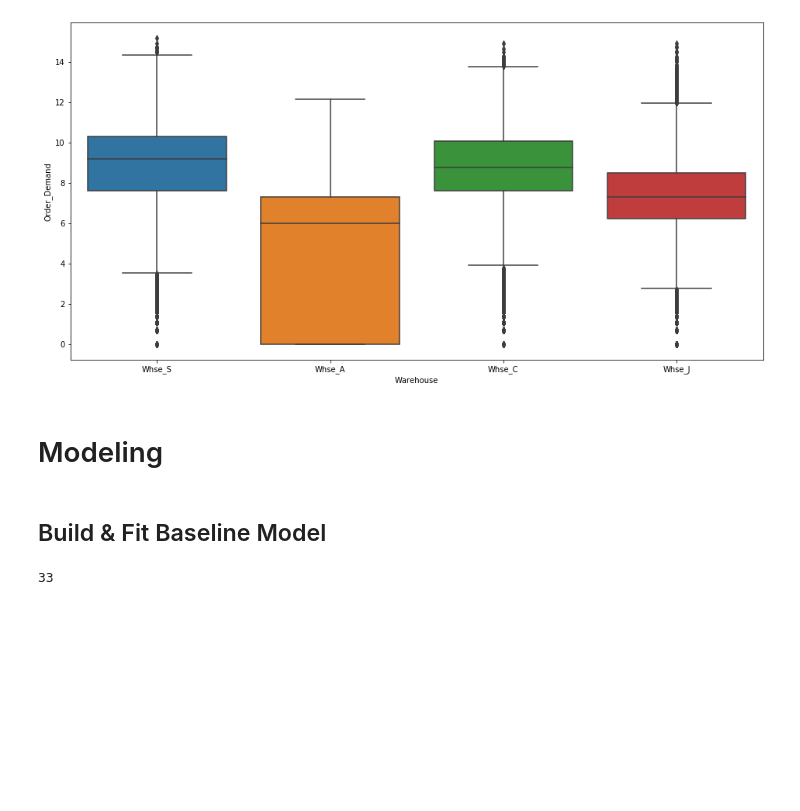
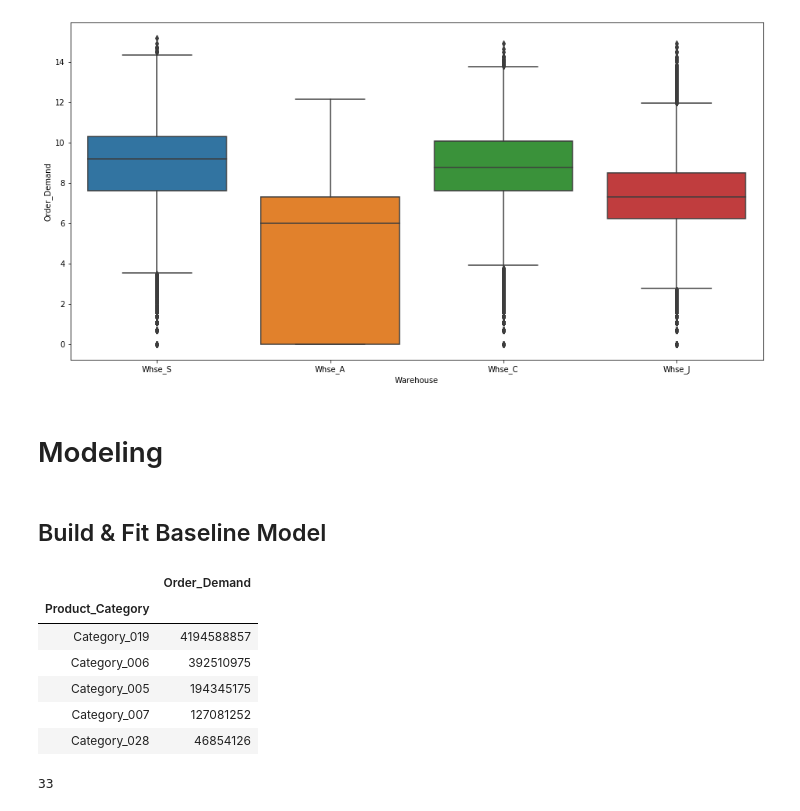
Before and after one commit to JessicaFB/Product-Demand-Forecasting, a Jupyter notebook: Predicting-Product-Demand.ipynb, the cells around one changed output. Saved outputs shown, nothing was run; the diff lists cells and outputs as text; code cells hidden in the pictures; blank space fills up the shorter version.

```diff
--- a/Predicting-Product-Demand.ipynb
+++ b/Predicting-Product-Demand.ipynb
@@ -652,6 +652,17 @@ plt.show()
 # ts_df.reset_index(inplace=True)
 # # Rename columns for fbprophet format
 # ts_df = ts_df.rename(columns={'Date':'ds', 'Order_Demand': 'y'})
+# %%
+top_5_cat = ts_df_cat[0:5]
+top_5_cat
+# %% [output]
+|  | Order_Demand |
+| Product_Category |  |
+| Category_019 | 4194588857 |
+| Category_006 | 392510975 |
+| Category_005 | 194345175 |
+| Category_007 | 127081252 |
+| Category_028 | 46854126 |
 # %%
 len(ts_df.Product_Category.value_counts())
 # %% [output]
```
Also changed, not shown: parts of 1 cell of this notebook.
